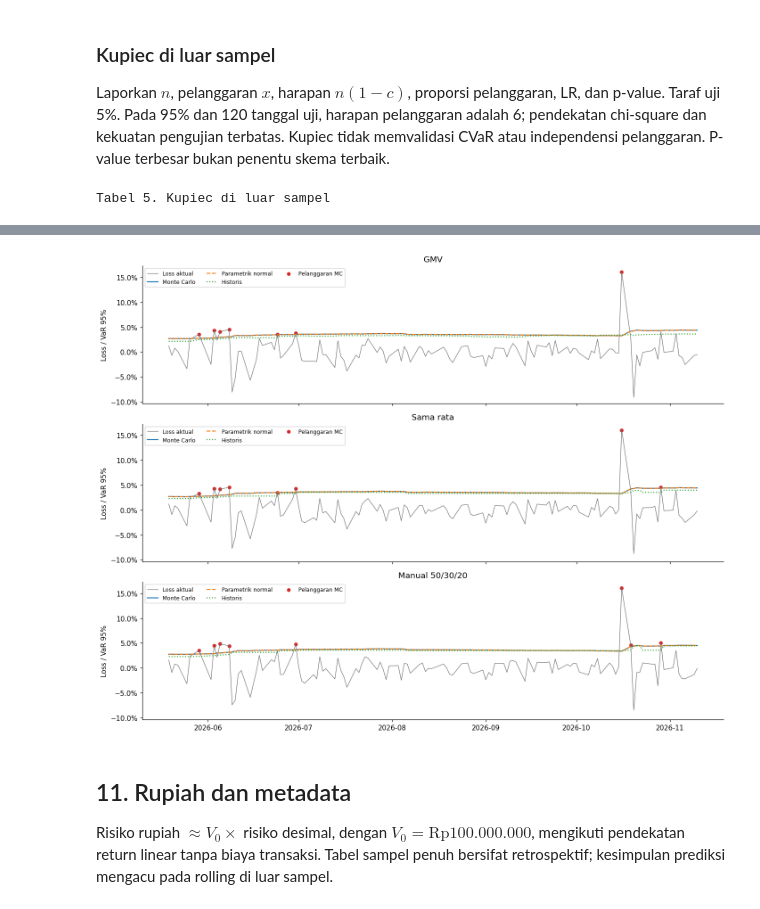
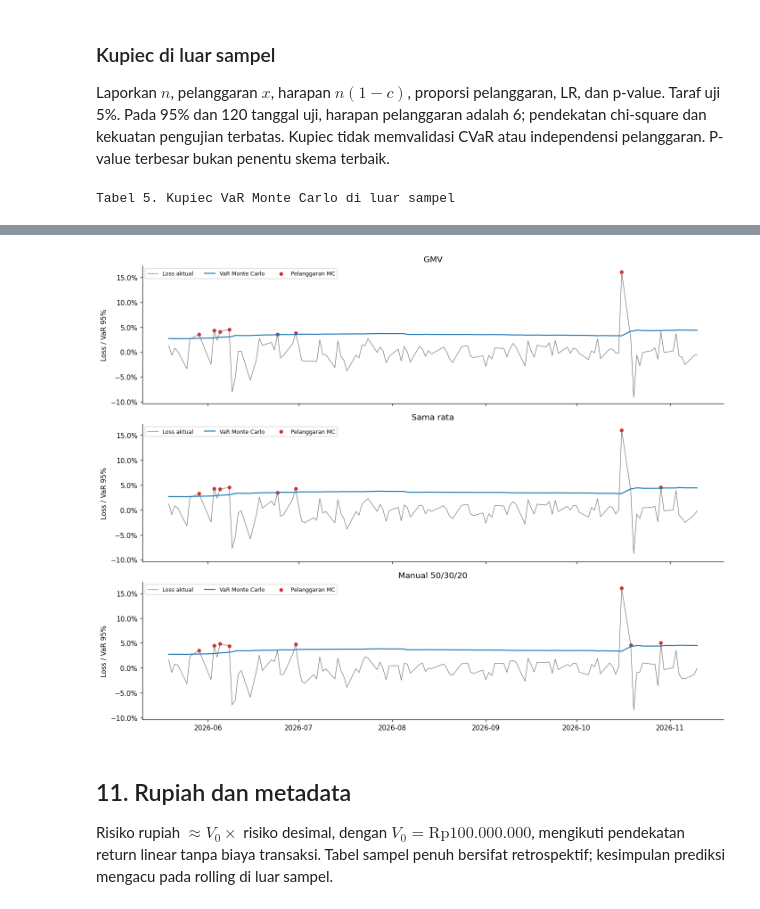
Before and after one commit to wildanjr19/manajemen-resiko, a Jupyter notebook: notebooks/replikasi_var_cvar_artikel_3_pembobotan.ipynb, the cells around one changed output, grey strips where cells are left out. Cells and saved outputs as stored; diff of their text form; code cells hidden in the pictures.

Commit message:
Focus portfolio VaR and CVaR research on Monte Carlo

```diff
--- a/notebooks/replikasi_var_cvar_artikel_3_pembobotan.ipynb
+++ b/notebooks/replikasi_var_cvar_artikel_3_pembobotan.ipynb
@@ -698,11 +796,12 @@ def kupiec_test(n, x, confidence, alpha=ALPHA):
 in_sample_rows = []
 for scheme, model in models.items():
     actual_losses = -(returns.to_numpy() @ model['weights'])
-    for _, risk in comparison_table.loc[comparison_table['skema'] == scheme].iterrows():
-        for method, column in [('Monte Carlo', 'var_mean'), ('Parametrik normal', 'var_normal'), ('Historis', 'var_historical')]:
-            result = kupiec_test(len(actual_losses), int(np.sum(actual_losses > risk[column])), risk['confidence'])
-            in_sample_rows.append({'skema': scheme, 'method': method, 'confidence': risk['confidence'],
-                                   'evaluasi': 'dalam_sampel', **result})
+    for _, risk in full_summary.loc[full_summary['skema'] == scheme].iterrows():
+        result = kupiec_test(len(actual_losses), int(np.sum(actual_losses > risk['var_mean'])),
+                             risk['confidence'])
+        in_sample_rows.append({'skema': scheme, 'method': 'Monte Carlo',
+                               'confidence': risk['confidence'],
+                               'evaluasi': 'dalam_sampel', **result})
 in_sample_table = pd.DataFrame(in_sample_rows)
 in_sample_table.to_csv(TABLE_DIR / 'kupiec_dalam_sampel.csv', index=False)
 # %% [markdown]
@@ -721,9 +820,6 @@ def predict_one_day(train, realized, date, scheme):
     model = fit_portfolio(train, scheme)
     date_key = int(date.strftime('%Y%m%d'))
     repetitions, summary = run_mc(model, M, K, make_seed(4, date_key))
-    analytic = normal_risk(model)
-    historical_losses = -(train.to_numpy() @ model['weights'])
-    historical_var = np.quantile(historical_losses, LEVELS, method='linear')
     realized_loss = float(-(realized.to_numpy() @ model['weights']))
     weight_record = {f'w_{ticker}': float(weight) for ticker, weight in zip(TICKERS, model['weights'])}
     common = {'date': date.strftime('%Y-%m-%d'), 'skema': scheme,
@@ -735,18 +831,10 @@ def predict_one_day(train, realized, date, scheme):
     predictions = []
     for position, confidence in enumerate(LEVELS):
         mc = summary.iloc[position]
-        normal = analytic.iloc[position]
-        estimates = [
-            ('Monte Carlo', mc['var_mean'], mc['cvar_mean'], mc['var_se'], mc['cvar_se']),
-            ('Parametrik normal', normal['var_normal'], normal['cvar_normal'], None, None),
-            ('Historis', historical_var[position], None, None, None),
-        ]
-        for method, var, cvar, var_se, cvar_se in estimates:
-            predictions.append({**common, 'confidence': float(confidence), 'method': method,
-                                'var': float(var), 'cvar': None if cvar is None else float(cvar),
-                                'mc_var_se': None if var_se is None else float(var_se),
-                                'mc_cvar_se': None if cvar_se is None else float(cvar_se),
-                                'breach': int(realized_loss > var)})
+        predictions.append({**common, 'confidence': float(confidence), 'method': 'Monte Carlo',
+                            'var': float(mc['var_mean']), 'cvar': float(mc['cvar_mean']),
+                            'mc_var_se': float(mc['var_se']), 'mc_cvar_se': float(mc['cvar_se']),
+                            'breach': int(realized_loss > mc['var_mean'])})
     return {'predictions': predictions, 'repetitions': repetitions.to_dict(orient='records'),
             'parameters': {'mu': model['mu'].tolist(), 'cov': model['cov'].tolist(),
                            'weights': model['weights'].tolist(),
@@ -766,7 +854,7 @@ def rolling_backtest(data, checkpoint_folder, run_id, scheme):
                     or payload['skema'] != scheme):
                 raise ValueError(f'Identitas checkpoint tidak cocok: {checkpoint.name}')
             result = payload['result']
-            if len(result['predictions']) != 3 * len(LEVELS) or len(result['repetitions']) != K * len(LEVELS):
+            if len(result['predictions']) != len(LEVELS) or len(result['repetitions']) != K * len(LEVELS):
                 raise ValueError(f'Checkpoint tidak lengkap: {checkpoint.name}')
         else:
             result = predict_one_day(train, data.iloc[position], date, scheme)
@@ -791,7 +879,7 @@ rolling_predictions = rolling_repetitions = None
 rolling_run_ids = {}
 if RUN_ROLLING:
     numerical_functions = [estimate_parameters, fit_portfolio, make_seed, simulate_asset_returns,
-                           risk_from_losses, run_mc, normal_risk, predict_one_day, rolling_backtest]
+                           risk_from_losses, run_mc, predict_one_day, rolling_backtest]
     implementation = '\n'.join(inspect.getsource(function) for function in numerical_functions)
     data_digest = hashlib.sha256(pd.util.hash_pandas_object(returns, index=True).values.tobytes()).hexdigest()
     prediction_frames, repetition_frames = [], []
@@ -799,7 +887,7 @@ if RUN_ROLLING:
         rolling_config = {'tickers': TICKERS, 'levels': LEVELS.tolist(), 'window': WINDOW,
                           'M': M, 'K': K, 'seed': SEED, 'seed_stream_id': 0,
                           'skema': scheme, 'manual_weights': MANUAL_WEIGHTS,
-                          'filter': 'none', 'quantile': 'linear_type7',
+                          'method': 'Monte Carlo', 'filter': 'none', 'quantile': 'linear_type7',
                           'loss': 'negative_weighted_log_return', 'versions': VERSIONS}
         run_spec = {'config': rolling_config, 'data_sha256': data_digest,
                     'implementation_sha256': hashlib.sha256(implementation.encode()).hexdigest()}
@@ -855,7 +943,7 @@ if rolling_predictions is not None:
     for (scheme, method, confidence), group in rolling_predictions.groupby(['skema', 'method', 'confidence']):
         group = group.sort_values('date')
         if not pd.DatetimeIndex(group['date']).equals(expected_dates):
-            raise AssertionError('Tanggal uji tidak lengkap atau berbeda antarskema/metode.')
+            raise AssertionError('Tanggal uji Monte Carlo tidak lengkap atau berbeda antarskema.')
         result = kupiec_test(len(group), int(group['breach'].sum()), confidence)
         rows.append({'skema': scheme, 'method': method, 'confidence': confidence,
                      'evaluasi': 'di_luar_sampel', **result})
@@ -867,7 +955,7 @@ if rolling_predictions is not None:
     table_5['failure_rate'] *= 100
     table_5.columns = ['Skema', 'Metode', 'Level (%)', 'n', 'Pelanggaran', 'Harapan',
                        'Pelanggaran (%)', 'LR Kupiec', 'p-value', 'Keputusan']
-    save_article_table(table_5, 'tabel_5_backtesting_rolling', 'Tabel 5. Kupiec di luar sampel',
+    save_article_table(table_5, 'tabel_5_backtesting_rolling', 'Tabel 5. Kupiec VaR Monte Carlo di luar sampel',
                        {'Level (%)': '{:.0f}', 'Harapan': '{:.1f}', 'Pelanggaran (%)': '{:.4f}',
                         'LR Kupiec': '{:.6f}', 'p-value': '{:.6g}'})
     fig, axes = plt.subplots(len(SCHEMES), 1, figsize=(13, 10), sharex=True, sharey=True)
@@ -876,9 +964,7 @@ if rolling_predictions is not None:
             np.isclose(rolling_predictions['confidence'], 0.95)]
         actual = subset.loc[subset['method'] == 'Monte Carlo'].sort_values('date')
         ax.plot(actual['date'], actual['loss'], color='0.45', linewidth=0.8, label='Loss aktual')
-        for method, style in [('Monte Carlo', '-'), ('Parametrik normal', '--'), ('Historis', ':')]:
-            group = subset.loc[subset['method'] == method].sort_values('date')
-            ax.plot(group['date'], group['var'], linestyle=style, label=method)
+        ax.plot(actual['date'], actual['var'], label='VaR Monte Carlo')
         failures = actual.loc[actual['breach'] == 1]
         ax.scatter(failures['date'], failures['loss'], color='tab:red', s=20, label='Pelanggaran MC')
         ax.set(title=scheme, ylabel='Loss / VaR 95%')
@@ -887,5 +973,5 @@ if rolling_predictions is not None:
     fig.tight_layout()
     save_figure(fig, 'rolling_var95_tiga_skema.png')
 # %% [output]
-Tabel 5. Kupiec di luar sampel
+Tabel 5. Kupiec VaR Monte Carlo di luar sampel
 | Skema | Metode | Level (%) | n | Pelanggaran | Harapan | Pelanggaran (%) | LR Kupiec | p-value | Keputusan |
@@ -901,4 +981,4 @@ Tabel 5. Kupiec di luar sampel
-[figure, old version]
+[figure, new version]
 # %% [markdown]
 ## 11. Rupiah dan metadata
 
```
Also changed, not shown: parts of 11 cells of this notebook, 8 other files.
